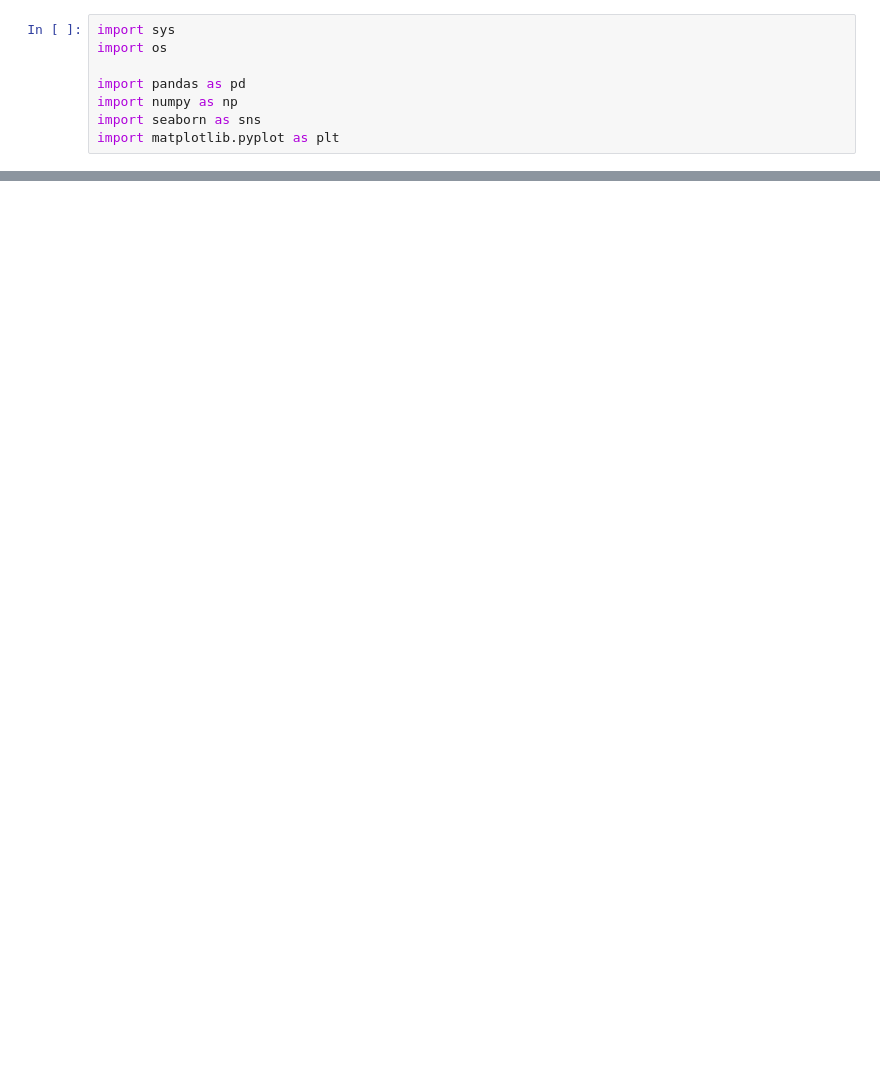
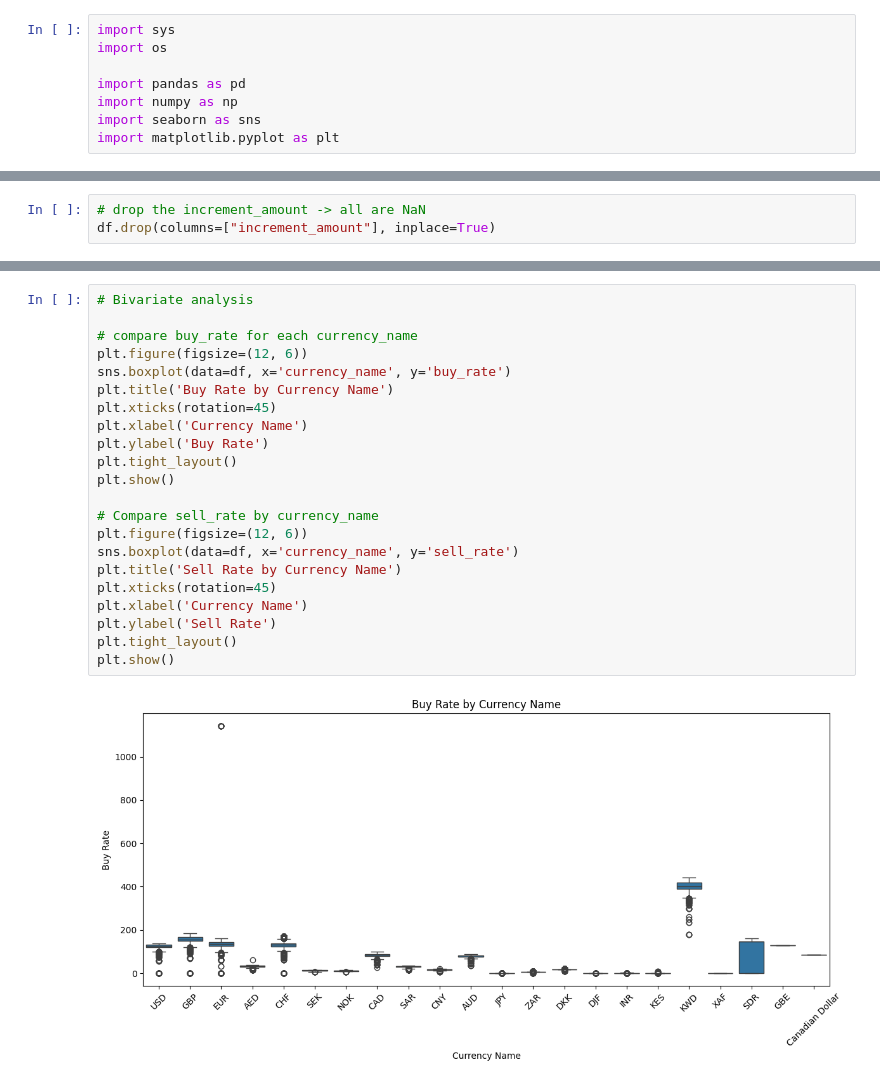
Before and after one commit to goShell3/core_exchange_eda, a Jupyter notebook: exchanges/eda.ipynb, the cells around one changed output, grey strips where cells are left out. Cells and saved outputs as stored; diff of their text form; blank space fills up the shorter version.

Commit message:
feat: - Univariate Analysis - ferquency distribution over currency_name, buy and sell rates - Bivariate analysis - - Time series analysis

```diff
--- a/exchanges/eda.ipynb
+++ b/exchanges/eda.ipynb
@@ -50,3 +50,6 @@ currency_name        object
 50%       108.551000     118.829200               NaN
 75%       135.129300     138.657500               NaN
 max      1142.526500  883430.000000               NaN
+# %%
+# drop the increment_amount -> all are NaN
+df.drop(columns=["increment_amount"], inplace=True)
@@ -52,0 +128,24 @@ max      1142.526500  883430.000000               NaN
+# %%
+# Bivariate analysis
+
+# compare buy_rate for each currency_name
+plt.figure(figsize=(12, 6))
+sns.boxplot(data=df, x='currency_name', y='buy_rate')
+plt.title('Buy Rate by Currency Name')
+plt.xticks(rotation=45)
+plt.xlabel('Currency Name')
+plt.ylabel('Buy Rate')
+plt.tight_layout()
+plt.show()
+
+# Compare sell_rate by currency_name
+plt.figure(figsize=(12, 6))
+sns.boxplot(data=df, x='currency_name', y='sell_rate')
+plt.title('Sell Rate by Currency Name')
+plt.xticks(rotation=45)
+plt.xlabel('Currency Name')
+plt.ylabel('Sell Rate')
+plt.tight_layout()
+plt.show()
+# %% [output]
+[figure, added]
```
Also changed, not shown: parts of 9 cells of this notebook.
